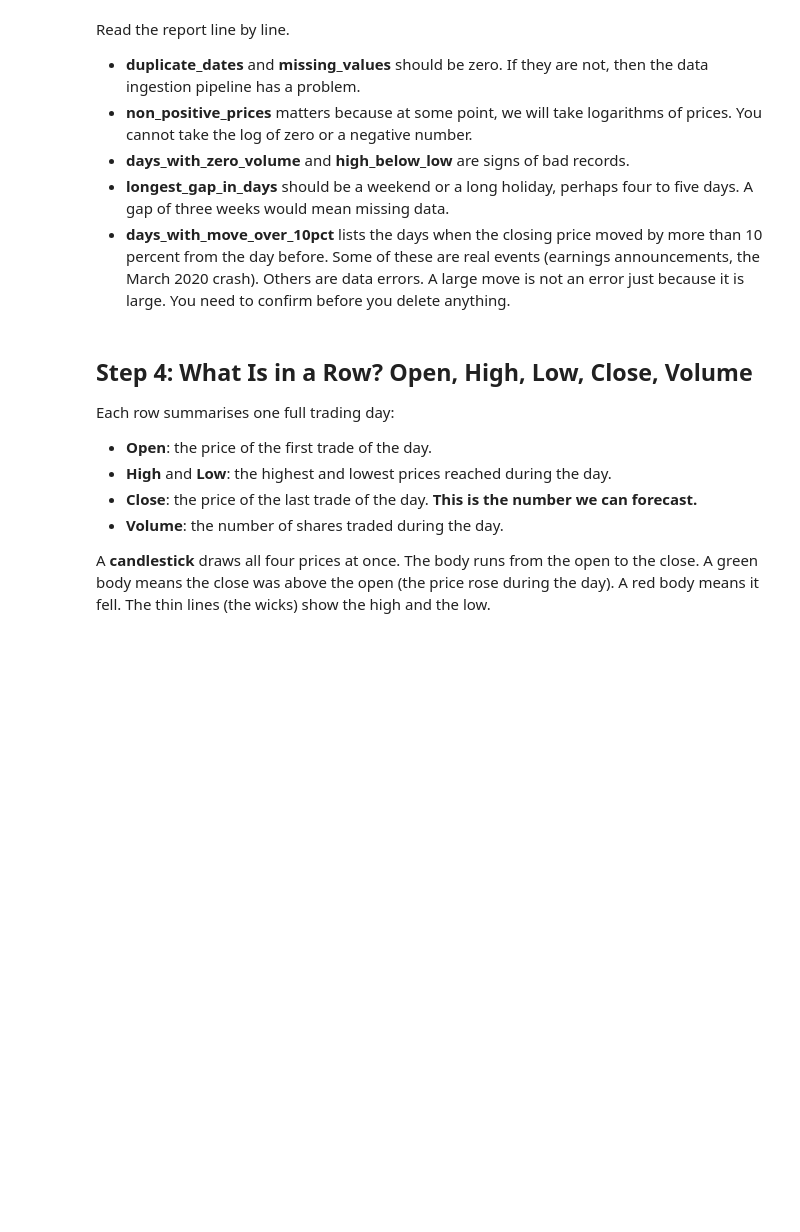
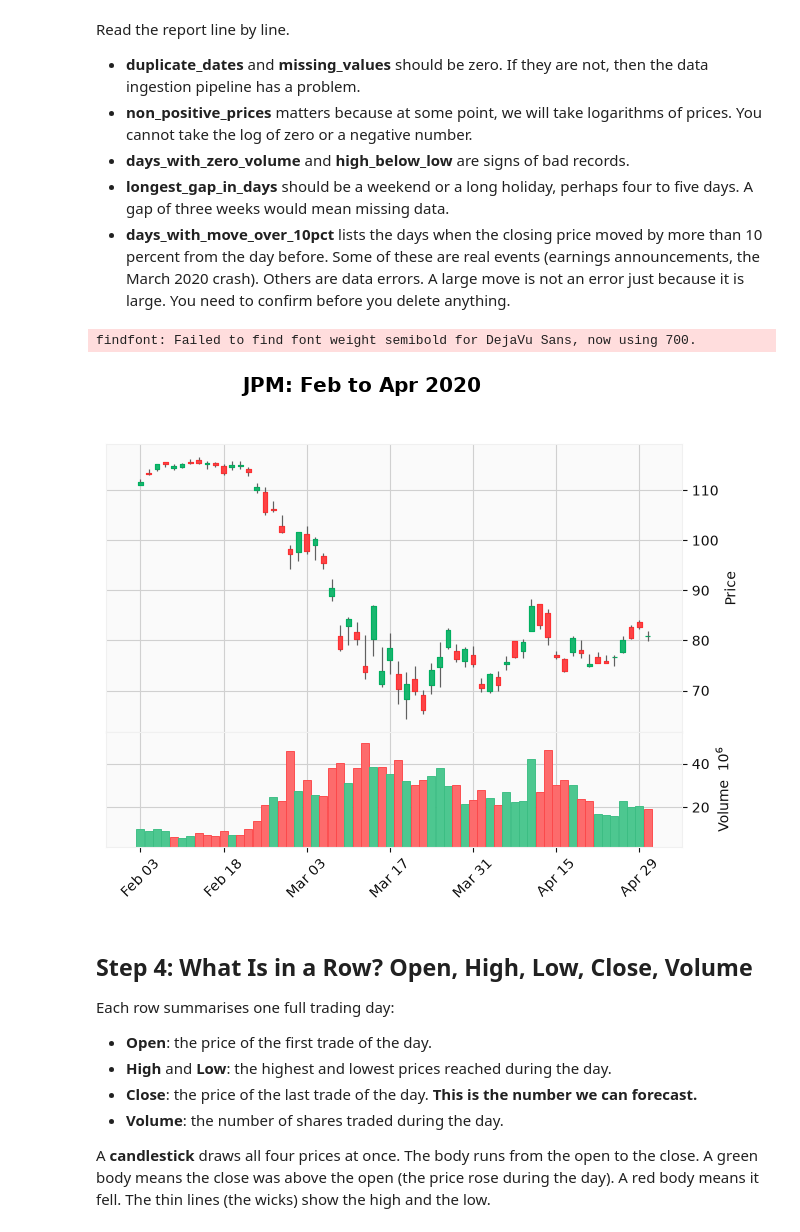
Before and after one commit to PattyMbua/TimeSeriesForecastingandNeuralNetworks, a Jupyter notebook: 1_market_data_and_candlesticks.ipynb, the cells around one changed output. Cells and saved outputs as stored; diff of their text form; code cells hidden in the pictures; blank space fills up the shorter version.

```diff
--- a/1_market_data_and_candlesticks.ipynb
+++ b/1_market_data_and_candlesticks.ipynb
@@ -233,6 +233,11 @@ Read the report line by line.
 - **days_with_zero_volume** and **high_below_low** are signs of bad records.
 - **longest_gap_in_days** should be a weekend or a long holiday, perhaps four to five days. A gap of three weeks would mean missing data.
 - **days_with_move_over_10pct** lists the days when the closing price moved by more than 10 percent from the day before. Some of these are real events (earnings announcements, the March 2020 crash). Others are data errors. A large move is not an error just because it is large. You need to confirm before you delete anything.
+# %%
+mpf.plot(data.loc["2020-02-01":"2020-04-30"][["Open","High","Low","Close","Volume"]], type="candle", style="yahoo", volume=True, title="JPM: Feb to Apr 2020")
+# %% [output]
+findfont: Failed to find font weight semibold for DejaVu Sans, now using 700.
+[figure, added]
 # %% [markdown]
 ## Step 4: What Is in a Row? Open, High, Low, Close, Volume
 
```
Also changed, not shown: parts of 1 cell of this notebook, 1 other file.
